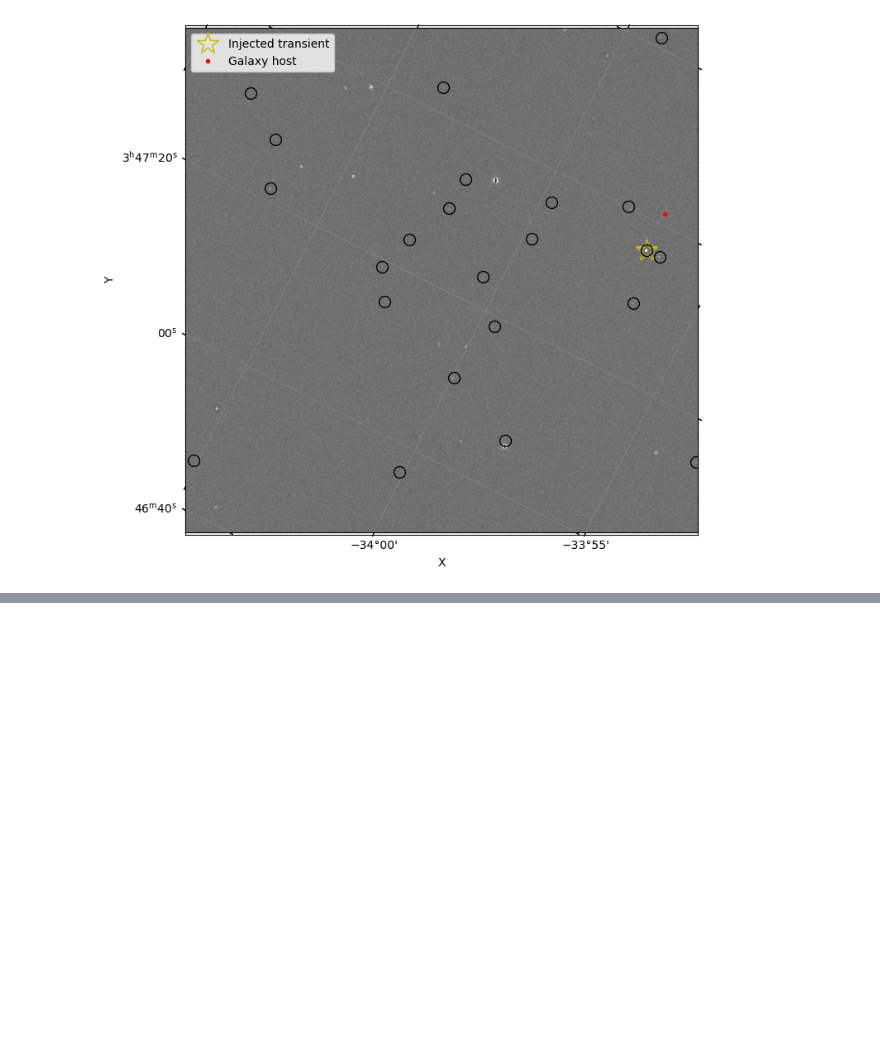
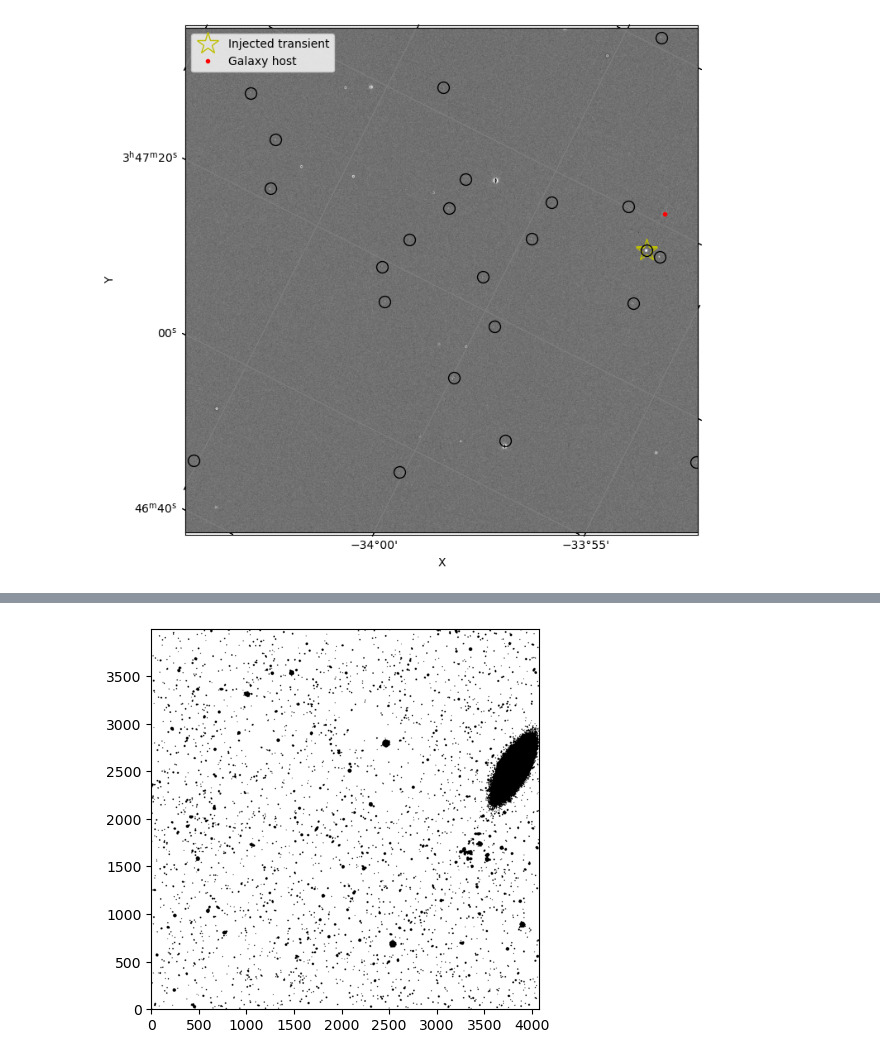
Before and after one commit to peppedilillo/notebooks, a Jupyter notebook: 250528_detection.ipynb, the cells around one changed output, grey strips where cells are left out. Cells and saved outputs as stored; diff of their text form; code cells hidden in the pictures; blank space fills up the shorter version.

```diff
--- a/250528_detection.ipynb
+++ b/250528_detection.ipynb
@@ -435,0 +395,21 @@ It seems that most of the detection we made overlap with some catalogue star. If
+# %%
+def get_mask(calexp, mask_name: str) -> np.ndarray:
+    mask = calexp.getMask()
+    target_bit = mask.getMaskPlane(mask_name)
+    mask_array = mask.getArray()
+    return (mask_array & (2 ** target_bit)) != 0
+
+def get_mask_coord(calexp, ra, dec) -> list[str]:
+    wcs = WCS(calexp.getWcs().getFitsMetadata())
+    coord = SkyCoord(
+        ra = ra * u.deg,
+        dec = dec * u.deg
+    )
+    pixel = wcs.world_to_pixel(coord)
+    mask = calexp.getMask()
+    mask_value = mask[*pixel]
+    return [
+        keyword
+        for keyword, bit in mask.getMaskPlaneDict().items()
+        if mask_value & (2 ** bit) != 0
+    ]
@@ -435,0 +438,6 @@ It seems that most of the detection we made overlap with some catalogue star. If
+# %%
+plt.figure(figsize=(5,5))
+plt.imshow(get_mask(calexp, "DETECTED"), cmap="binary", origin='lower')
+plt.show()
+# %% [output]
+[figure, added]
```
Also changed, not shown: parts of 42 cells of this notebook.
